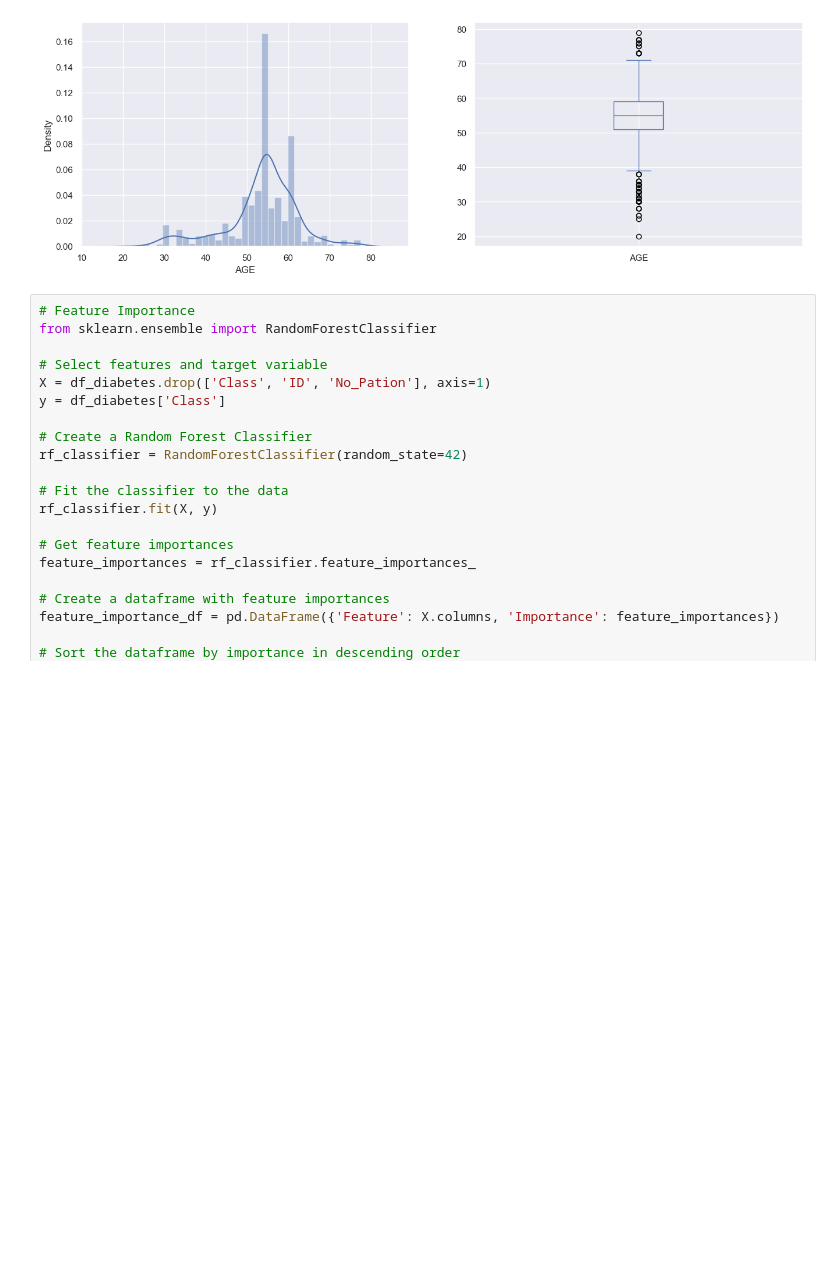
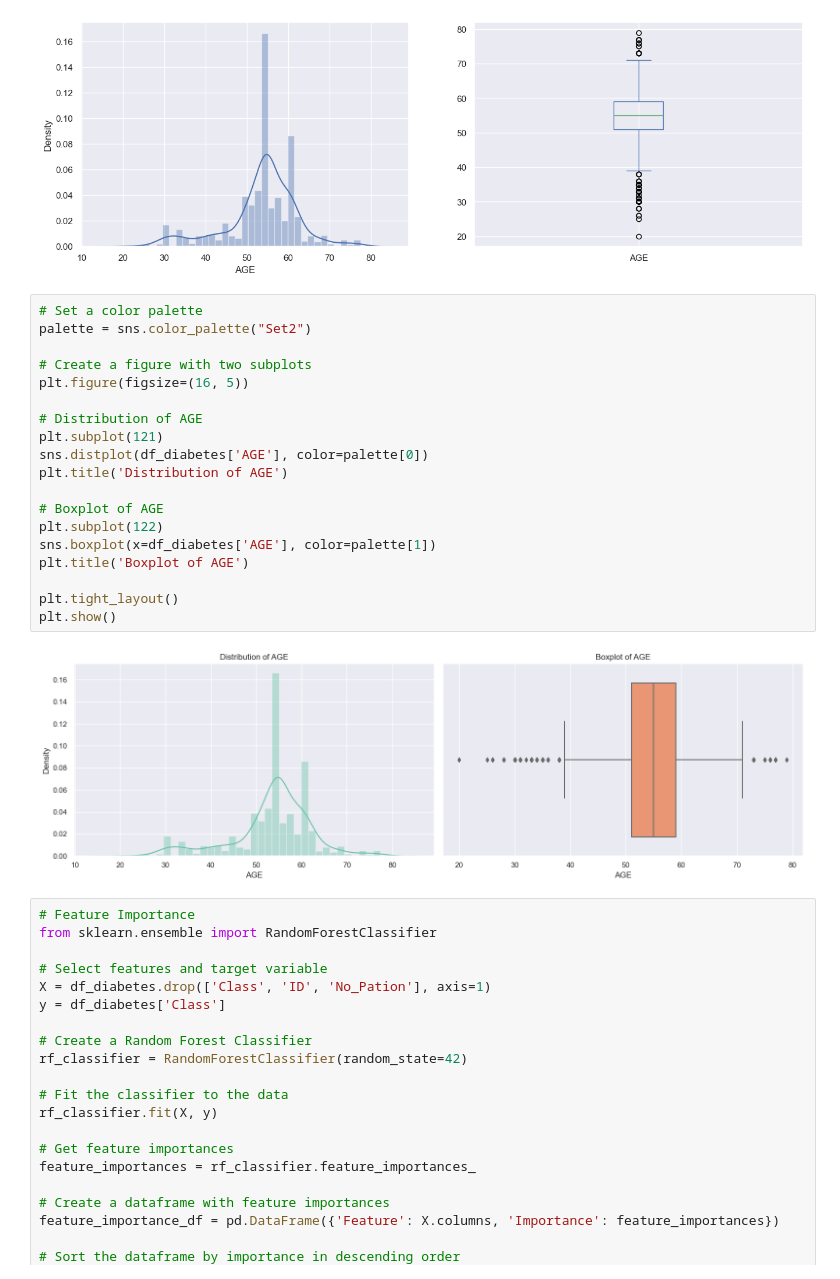
Before and after one commit to juanfelipegs/Data-Wrangling-Project, a Jupyter notebook: Diabtes_INFO570_Group_Project_Group8.ipynb, the cells around one changed output. Saved outputs shown, nothing was run; the diff lists cells and outputs as text; blank space fills up the shorter version.

```diff
--- a/Diabtes_INFO570_Group_Project_Group8.ipynb
+++ b/Diabtes_INFO570_Group_Project_Group8.ipynb
@@ -347,6 +388,27 @@ df_diabetes['AGE'].plot.box(figsize=(16, 5))
 plt.show()
 # %% [output]
 [figure]
+# %%
+# Set a color palette
+palette = sns.color_palette("Set2")
+
+# Create a figure with two subplots
+plt.figure(figsize=(16, 5))
+
+# Distribution of AGE
+plt.subplot(121)
+sns.distplot(df_diabetes['AGE'], color=palette[0])
+plt.title('Distribution of AGE')
+
+# Boxplot of AGE
+plt.subplot(122)
+sns.boxplot(x=df_diabetes['AGE'], color=palette[1])
+plt.title('Boxplot of AGE')
+
+plt.tight_layout()
+plt.show()
+# %% [output]
+[figure, added]
 # %%
 # Feature Importance
 from sklearn.ensemble import RandomForestClassifier
```
Also changed, not shown: parts of 6 cells of this notebook.
